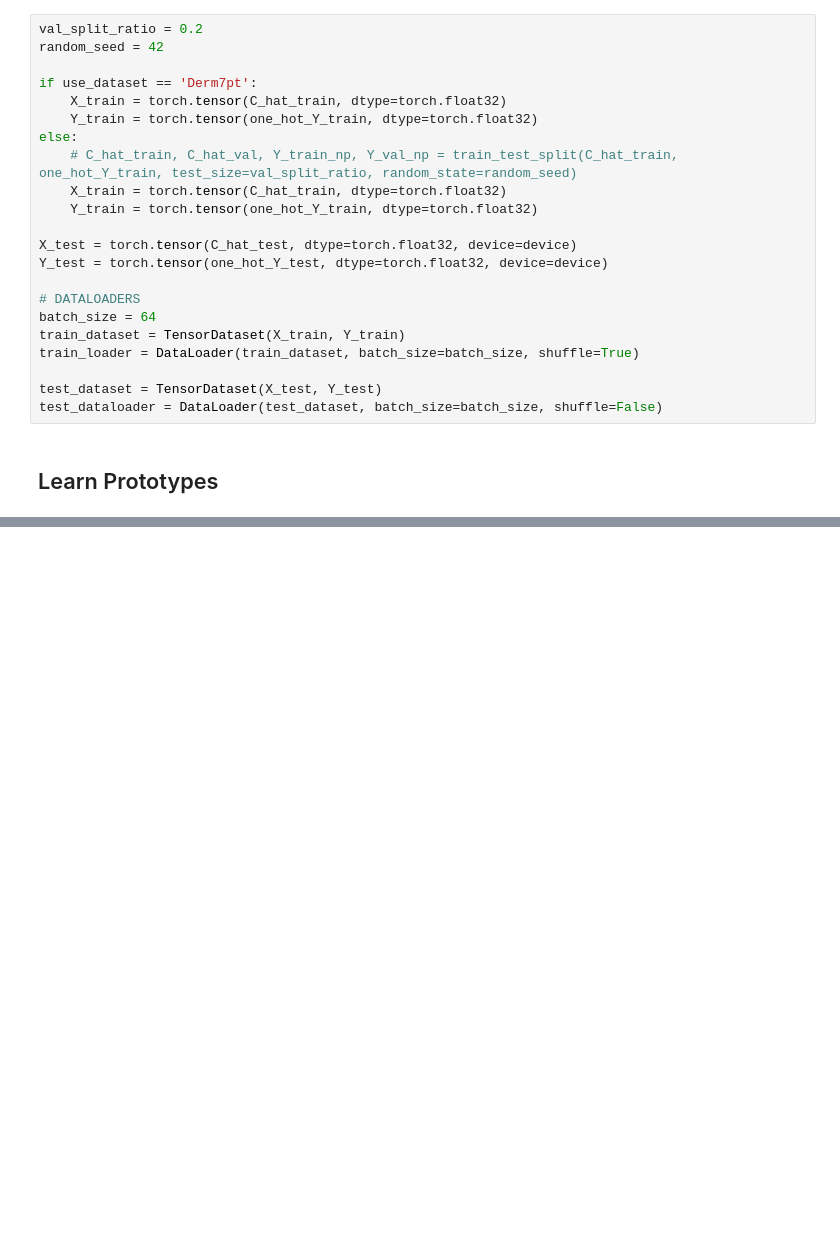
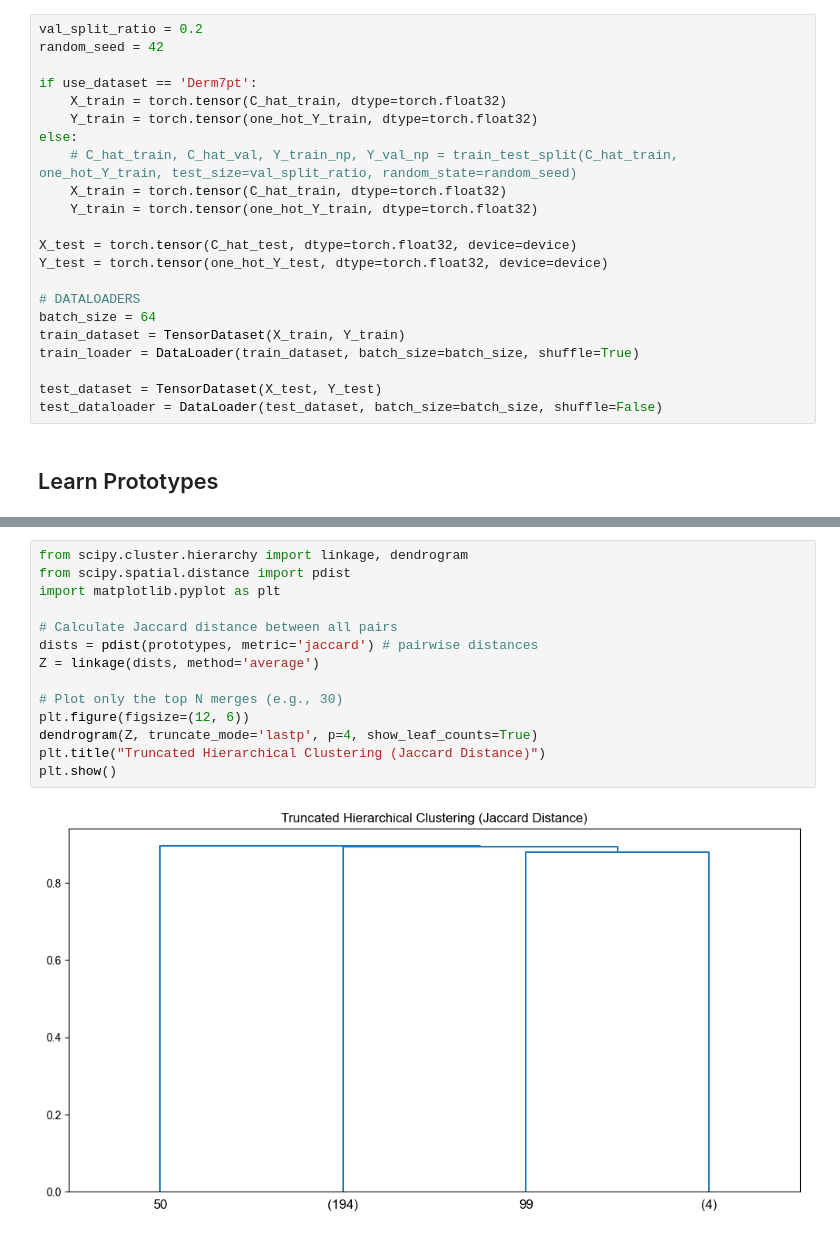
Before and after one commit to patbarry29/clpc-cbm-model, a Jupyter notebook: notebook/phase_2_with_explanation.ipynb, the cells around one changed output, grey strips where cells are left out. Drawn from its saved outputs; the diff is of its cells as text; blank space fills up the shorter version.

```diff
--- a/notebook/phase_2_with_explanation.ipynb
+++ b/notebook/phase_2_with_explanation.ipynb
@@ -388,0 +258,16 @@ Concept 15: 0.1152 (Higher than prototype)
+# %%
+from scipy.cluster.hierarchy import linkage, dendrogram
+from scipy.spatial.distance import pdist
+import matplotlib.pyplot as plt
+
+# Calculate Jaccard distance between all pairs
+dists = pdist(prototypes, metric='jaccard') # pairwise distances
+Z = linkage(dists, method='average')
+
+# Plot only the top N merges (e.g., 30)
+plt.figure(figsize=(12, 6))
+dendrogram(Z, truncate_mode='lastp', p=4, show_leaf_counts=True)
+plt.title("Truncated Hierarchical Clustering (Jaccard Distance)")
+plt.show()
+# %% [output]
+[figure, added]
```
Also changed, not shown: parts of 49 cells of this notebook.
